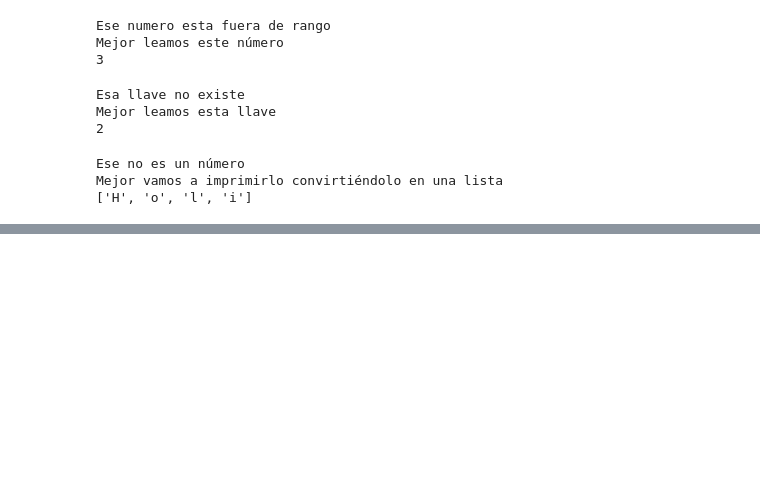
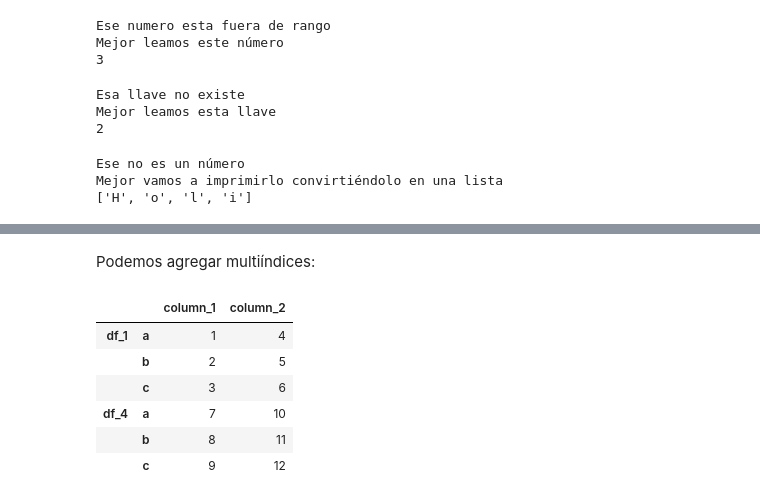
Before and after one commit to ivonnemorenoa/Procesamiento_de_Datos_con_Python, a Jupyter notebook: 6. APIs, Automatización y concatenación de DataFrames/APIs_automation_concatenation_DF.ipynb, the cells around one changed output, grey strips where cells are left out. Cells and saved outputs as stored; diff of their text form; code cells hidden in the pictures; blank space fills up the shorter version.

```diff
--- a/6. APIs, Automatización y concatenación de DataFrames/APIs_automation_concatenation_DF.ipynb
+++ b/6. APIs, Automatización y concatenación de DataFrames/APIs_automation_concatenation_DF.ipynb
@@ -229,0 +426,14 @@ Mejor vamos a imprimirlo convirtiéndolo en una lista
+# %% [markdown]
+Podemos agregar multiíndices:
+# %%
+df_concat = pd.concat([df_1, df_4], axis=0, keys=['df_1', 'df_4'])
+
+df_concat
+# %% [output]
+|  |  | column_1 | column_2 |
+| df_1 | a | 1 | 4 |
+|  | b | 2 | 5 |
+|  | c | 3 | 6 |
+| df_4 | a | 7 | 10 |
+|  | b | 8 | 11 |
+|  | c | 9 | 12 |
```
Also changed, not shown: parts of 44 cells of this notebook, 1 other file.
